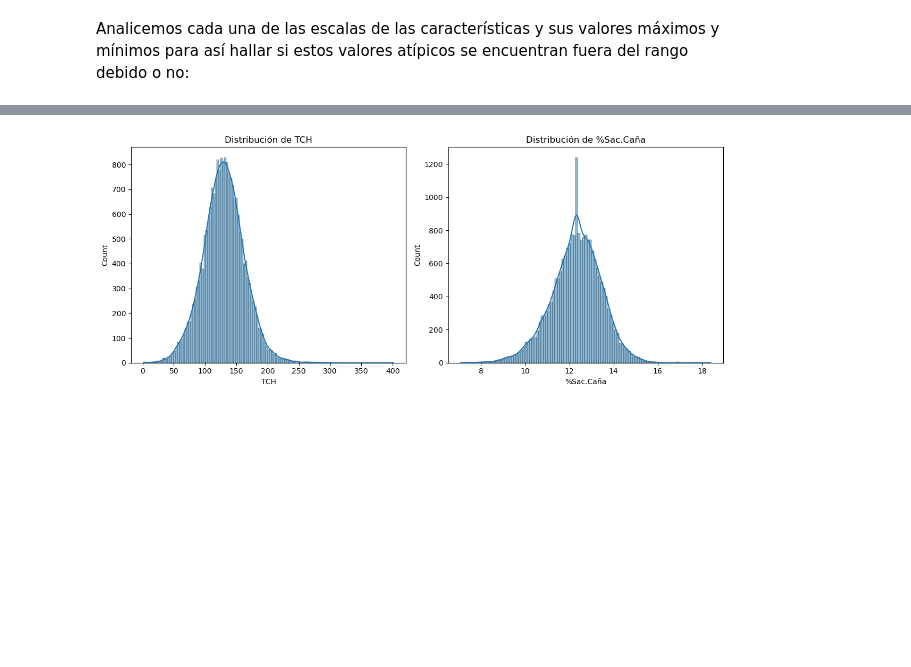
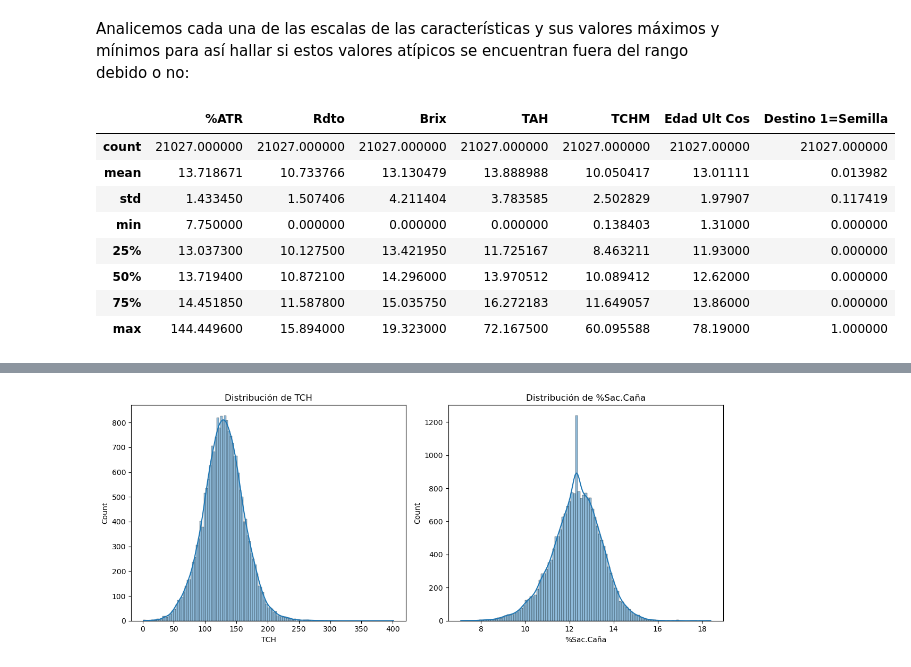
Before and after one commit to dylanbc1/sugar-mill-AI, a Jupyter notebook: sacarosa-tch.ipynb, the cells around one changed output, grey strips where cells are left out. Drawn from its saved outputs; the diff is of its cells as text; code cells hidden in the pictures; blank space fills up the shorter version.

```diff
--- a/sacarosa-tch.ipynb
+++ b/sacarosa-tch.ipynb
@@ -538,3 +556,15 @@ plt.show()
 # %% [markdown]
 Analicemos cada una de las escalas de las características y sus valores máximos y mínimos para así hallar si estos valores atípicos se encuentran fuera del rango debido o no:
+# %%
+df_clean.loc[:, ['%ATR','Rdto','Brix','TAH','TCHM','Edad Ult Cos', 'Destino 1=Semilla']].describe()
+# %% [output]
+|  | %ATR | Rdto | Brix | TAH | TCHM | Edad Ult Cos | Destino 1=Semilla |
+| count | 21027.000000 | 21027.000000 | 21027.000000 | 21027.000000 | 21027.000000 | 21027.00000 | 21027.000000 |
+| mean | 13.718671 | 10.733766 | 13.130479 | 13.888988 | 10.050417 | 13.01111 | 0.013982 |
+| std | 1.433450 | 1.507406 | 4.211404 | 3.783585 | 2.502829 | 1.97907 | 0.117419 |
+| min | 7.750000 | 0.000000 | 0.000000 | 0.000000 | 0.138403 | 1.31000 | 0.000000 |
+| 25% | 13.037300 | 10.127500 | 13.421950 | 11.725167 | 8.463211 | 11.93000 | 0.000000 |
+| 50% | 13.719400 | 10.872100 | 14.296000 | 13.970512 | 10.089412 | 12.62000 | 0.000000 |
+| 75% | 14.451850 | 11.587800 | 15.035750 | 16.272183 | 11.649057 | 13.86000 | 0.000000 |
+| max | 144.449600 | 15.894000 | 19.323000 | 72.167500 | 60.095588 | 78.19000 | 1.000000 |
 # %% [markdown]
```
Also changed, not shown: parts of 26 cells of this notebook.
